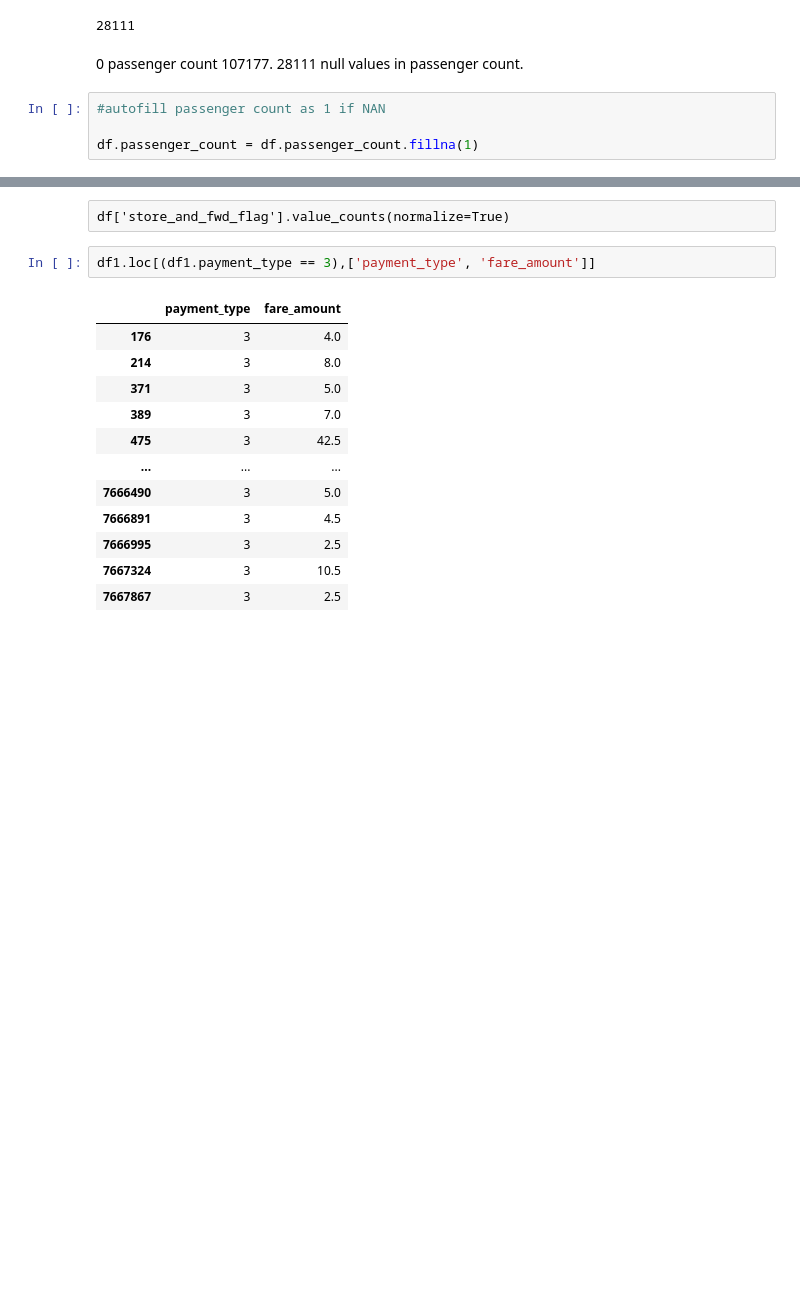
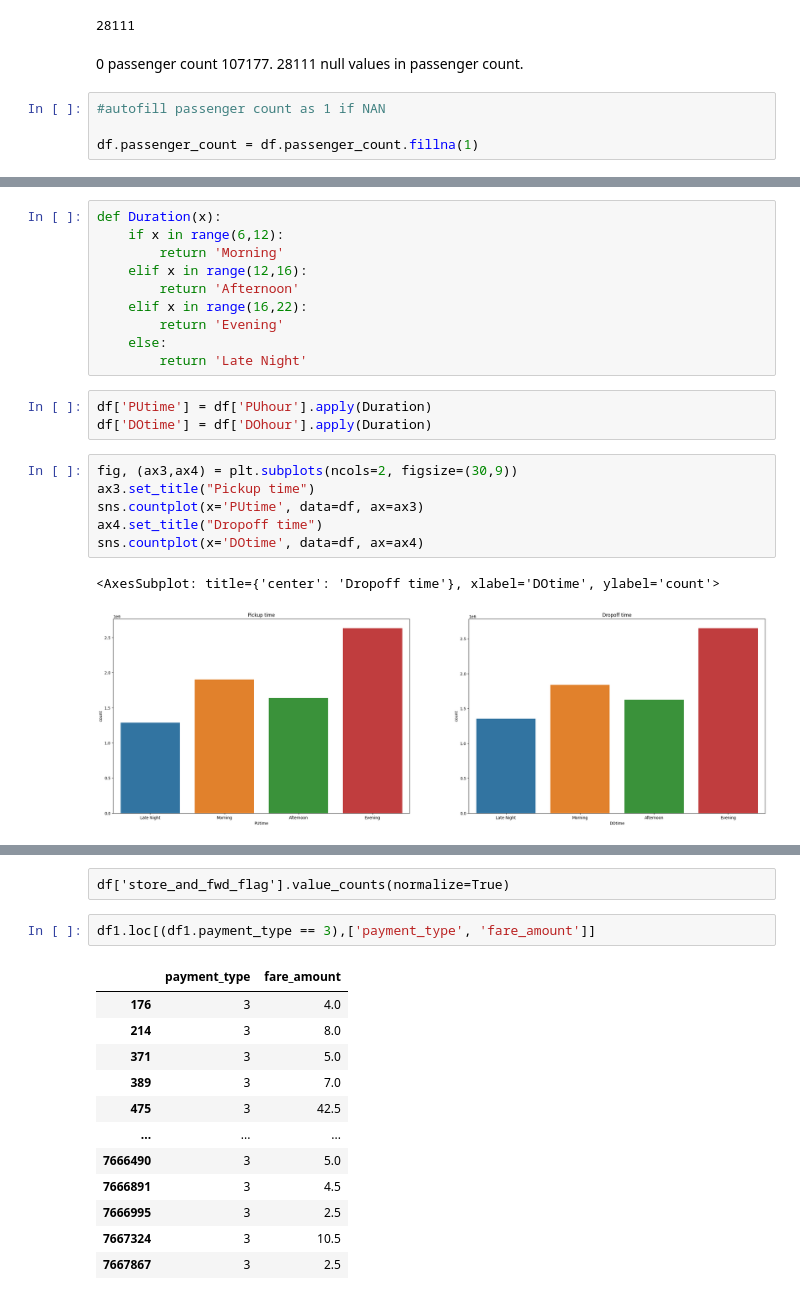
Before and after one commit to satyam-gaikwad/wheres-my-taxi, a Jupyter notebook: initial-development.ipynb, the cells around one changed output, grey strips where cells are left out. Cells and saved outputs as stored; diff of their text form; blank space fills up the shorter version.

```diff
--- a/initial-development.ipynb
+++ b/initial-development.ipynb
@@ -236,0 +251,22 @@ df.passenger_count = df.passenger_count.fillna(1)
+# %%
+def Duration(x):
+    if x in range(6,12):
+        return 'Morning'
+    elif x in range(12,16):
+        return 'Afternoon'
+    elif x in range(16,22):
+        return 'Evening'
+    else:
+        return 'Late Night'
+# %%
+df['PUtime'] = df['PUhour'].apply(Duration)
+df['DOtime'] = df['DOhour'].apply(Duration)
+# %%
+fig, (ax3,ax4) = plt.subplots(ncols=2, figsize=(30,9))
+ax3.set_title("Pickup time")
+sns.countplot(x='PUtime', data=df, ax=ax3)
+ax4.set_title("Dropoff time")
+sns.countplot(x='DOtime', data=df, ax=ax4)
+# %% [output]
+<AxesSubplot: title={'center': 'Dropoff time'}, xlabel='DOtime', ylabel='count'>
+[figure, added]
```
Also changed, not shown: parts of 54 cells of this notebook.
